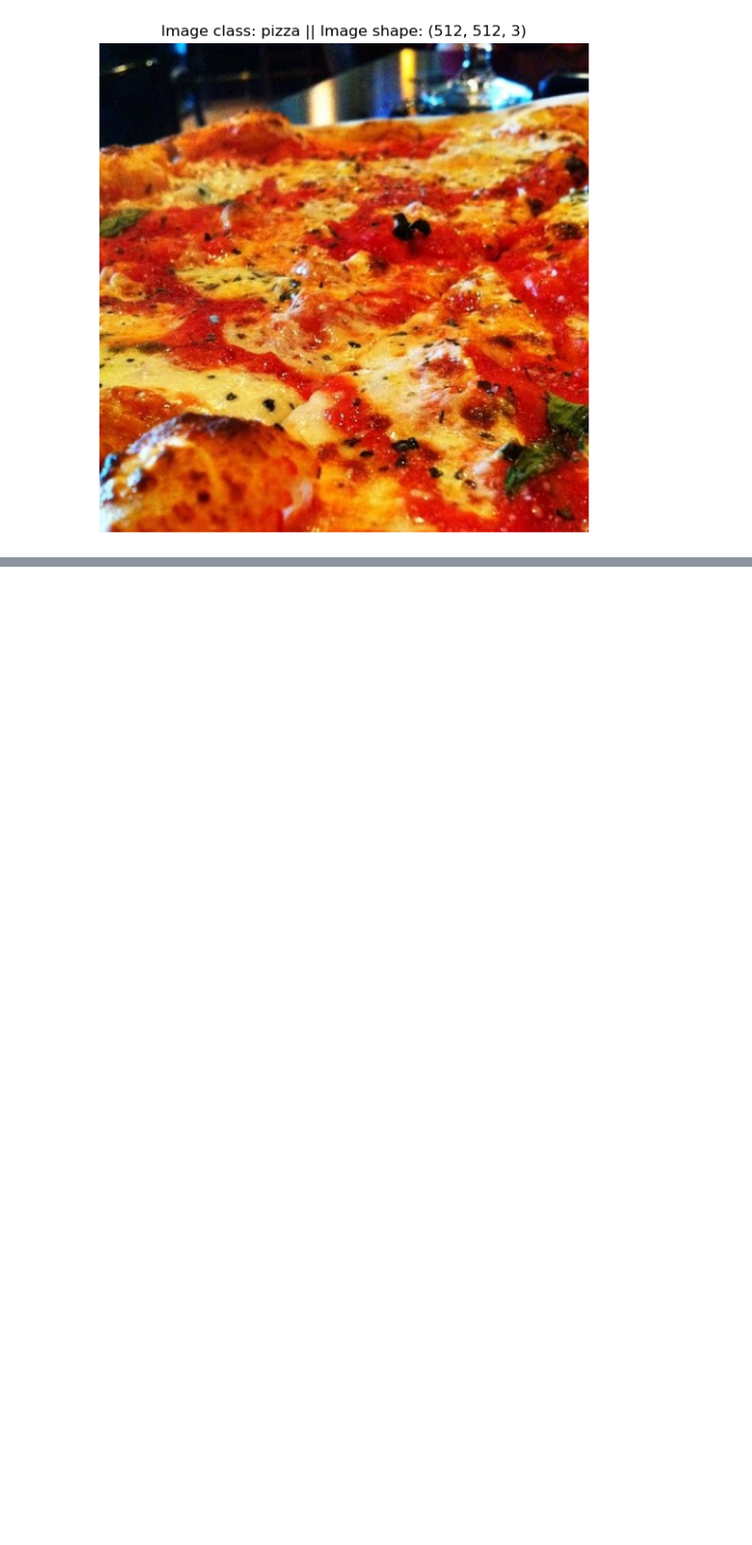
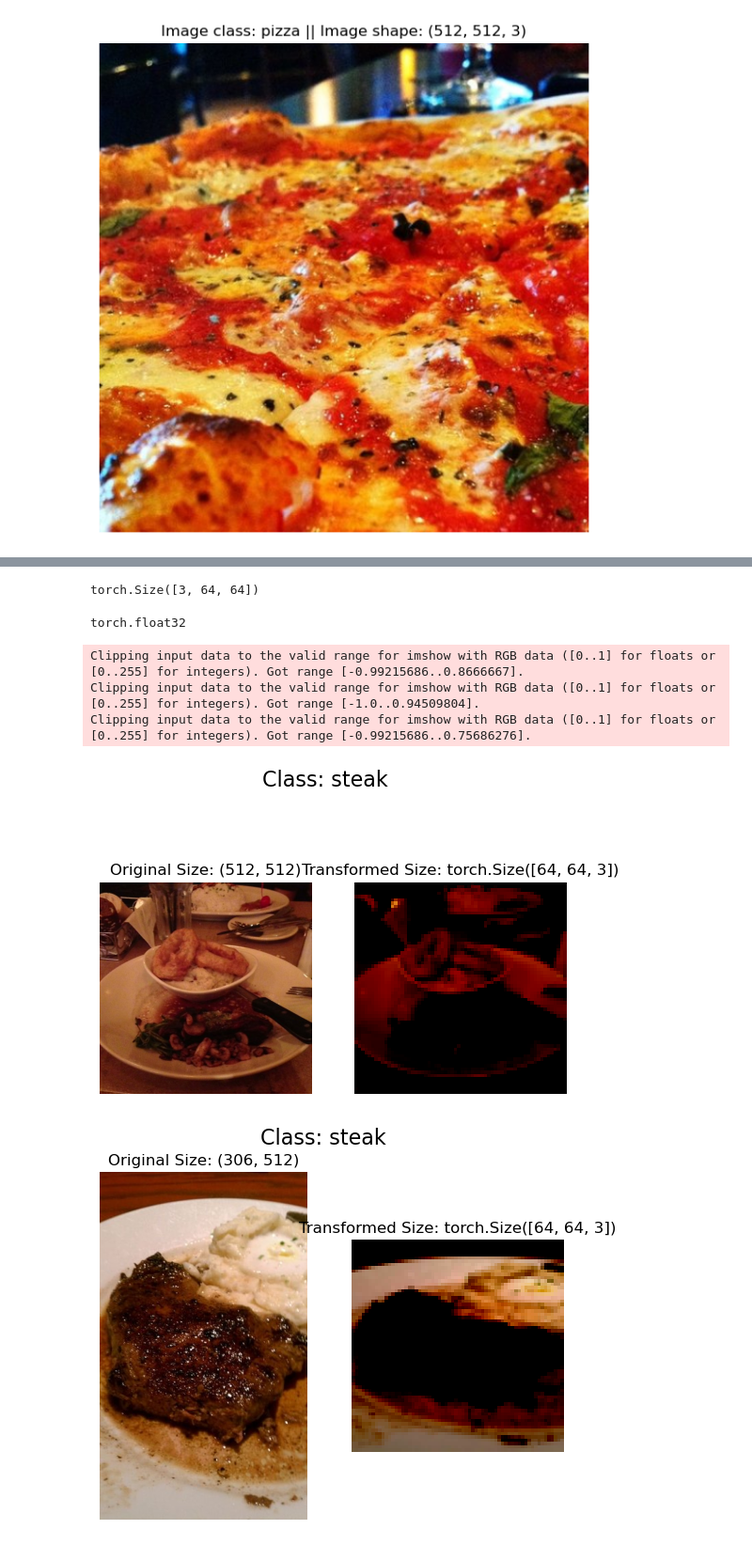
Before and after one commit to virvihuta/vh-learning-playground, a Jupyter notebook: 04_pytorch_custom_datasets.ipynb, the cells around one changed output, grey strips where cells are left out. Shown at 94% size. Drawn from its saved outputs; the diff is of its cells as text; code cells hidden in the pictures; blank space fills up the shorter version.

Commit message:
prepared data

```diff
--- a/04_pytorch_custom_datasets.ipynb
+++ b/04_pytorch_custom_datasets.ipynb
@@ -92,0 +99,41 @@ plt.axis(False)
+# %%
+transform = transforms.Compose([
+    transforms.Resize(size=(64, 64)),
+    transforms.RandomHorizontalFlip(p=0.5),
+    transforms.ToTensor(),
+    transforms.Normalize((0.5,0.5,0.5), (0.5,0.5,0.5))
+])
+# %%
+transform(img).shape
+# %% [output]
+torch.Size([3, 64, 64])
+# %%
+transform(img).dtype
+# %% [output]
+torch.float32
+# %%
+def plot_transformed_images(image_path, transform, n=3, seed=42):
+    if seed:
+        random.seed = seed
+    random_image_path = random.sample(image_path, k=n)
+    for image_path in random_image_path:
+        with Image.open(image_path) as f:
+            fig, ax = plt.subplots(nrows=1, ncols=2)
+            ax[0].imshow(f)
+            ax[0].set_title(f"Original Size: {f.size}")
+            ax[0].axis(False)
+
+            transformed_image = transform(f).permute(1,2,0)
+            ax[1].imshow(transformed_image)
+            ax[1].set_title(f"Transformed Size: {transformed_image.shape}")
+            ax[1].axis(False)
+
+            fig.suptitle(f"Class: {image_path.parent.stem}", fontsize=16)
+
+plot_transformed_images(image_path=image_path_list, transform=transform, n=3, seed=42)
+# %% [output]
+Clipping input data to the valid range for imshow with RGB data ([0..1] for floats or [0..255] for integers). Got range [-0.99215686..0.8666667].
+Clipping input data to the valid range for imshow with RGB data ([0..1] for floats or [0..255] for integers). Got range [-1.0..0.94509804].
+Clipping input data to the valid range for imshow with RGB data ([0..1] for floats or [0..255] for integers). Got range [-0.99215686..0.75686276].
+[figure, added]
+[figure, added]
```
Also changed, not shown: parts of 2 cells of this notebook, 1 other file.
